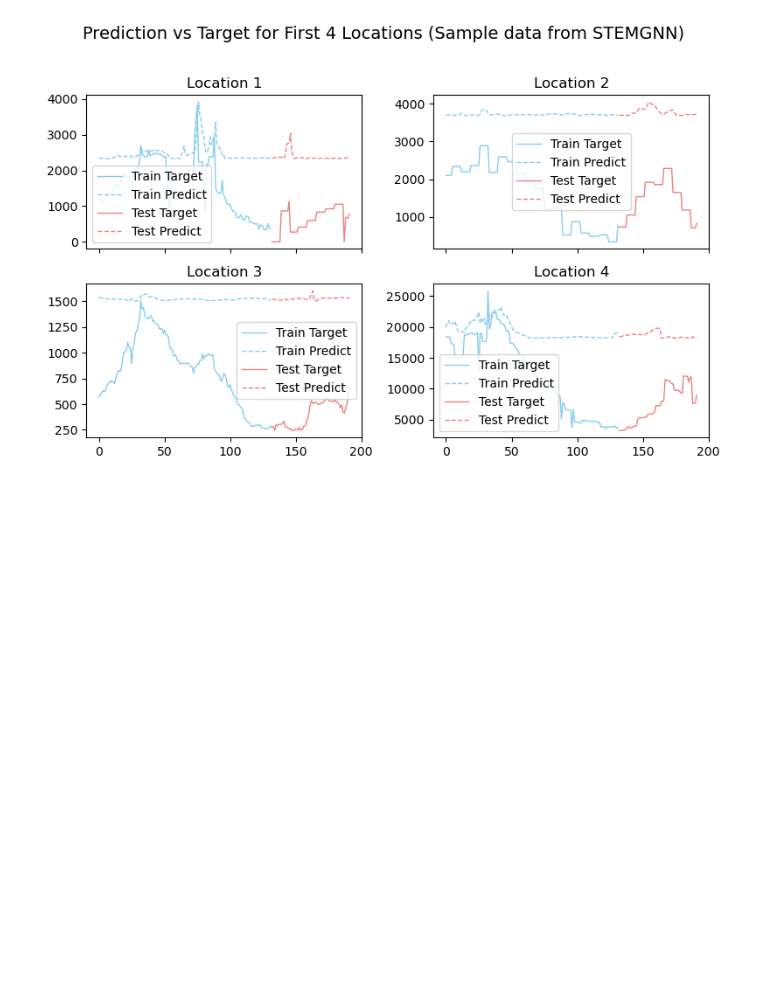
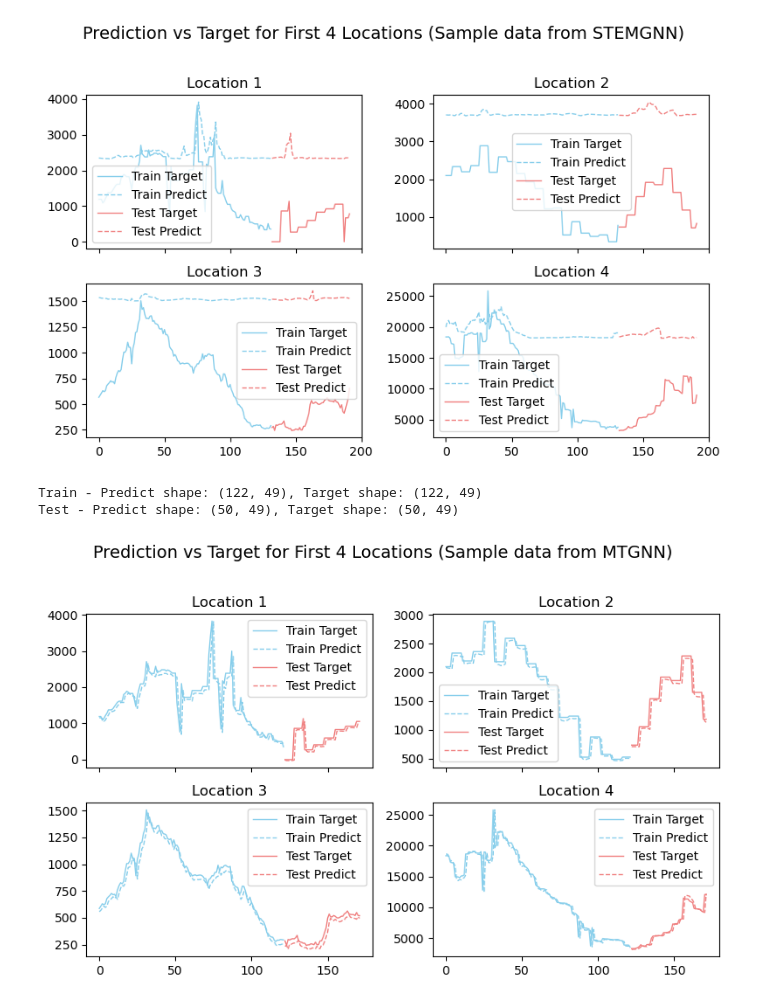
Before and after one commit to roomtempfusion/STAT-461-Group-Project, a Jupyter notebook: evaluation/evaluation.ipynb, the cells around one changed output. Drawn from its saved outputs; the diff is of its cells as text; code cells hidden in the pictures; blank space fills up the shorter version.

```diff
--- a/evaluation/evaluation.ipynb
+++ b/evaluation/evaluation.ipynb
@@ -25,12 +86,12 @@ import pandas as pd
 import matplotlib.pyplot as plt
 
 # Load train data
-predict_train = np.loadtxt('../../StemGNN/output/confirmed_state/train/predict.csv', delimiter=',')
-target_train = np.loadtxt('../../StemGNN/output/confirmed_state/train/target.csv', delimiter=',')
+predict_train = np.loadtxt('../../baselines_imputation/StemGNN/output/confirmed_state/train/predict.csv', delimiter=',')
+target_train = np.loadtxt('../../baselines_imputation/StemGNN/output/confirmed_state/train/target.csv', delimiter=',')
 
 # Load test data
-predict_test = np.loadtxt('../../StemGNN/output/confirmed_state/test/predict.csv', delimiter=',')
-target_test = np.loadtxt('../../StemGNN/output/confirmed_state/test/target.csv', delimiter=',')
+predict_test = np.loadtxt('../../baselines_imputation/StemGNN/output/confirmed_state/test/predict.csv', delimiter=',')
+target_test = np.loadtxt('../../baselines_imputation/StemGNN/output/confirmed_state/test/target.csv', delimiter=',')
 
 print(f"Train - Predict shape: {predict_train.shape}, Target shape: {target_train.shape}")
 print(f"Test - Predict shape: {predict_test.shape}, Target shape: {target_test.shape}")
@@ -66,3 +127,50 @@ plt.show()
 Train - Predict shape: (132, 49), Target shape: (132, 49)
 Test - Predict shape: (60, 49), Target shape: (60, 49)
 [figure]
+# %%
+import numpy as np
+import pandas as pd
+import matplotlib.pyplot as plt
+
+# Load train data
+predict_train = np.loadtxt('../../baselines_imputation/MTGNN//predictions/val_first_step_predictions.csv', delimiter=',')
+target_train = np.loadtxt('../../baselines_imputation/MTGNN//predictions/val_ground_truth.csv', delimiter=',')
+
+# Load test data
+predict_test = np.loadtxt('../../baselines_imputation/MTGNN//predictions/test_first_step_predictions.csv', delimiter=',')
+target_test = np.loadtxt('../../baselines_imputation/MTGNN//predictions/test_ground_truth.csv', delimiter=',')
+
+print(f"Train - Predict shape: {predict_train.shape}, Target shape: {target_train.shape}")
+print(f"Test - Predict shape: {predict_test.shape}, Target shape: {target_test.shape}")
+
+# Plot for first 8 locations, train followed by test with different colors
+n_loc = min(4, predict_train.shape[1])
+cols = 2
+rows = int(np.ceil(n_loc / cols))
+
+fig, axes = plt.subplots(rows, cols, figsize=(4*cols, 2.5*rows), sharex=True)
+axes = axes.ravel()
+
+for i in range(n_loc):
+    ax = axes[i]
+    # Plot train data with softer blue
+    ax.plot(range(len(target_train)), target_train[:, i], label='Train Target', linewidth=1, color='skyblue')
+    ax.plot(range(len(predict_train)), predict_train[:, i], label='Train Predict', linewidth=1, linestyle='--', color='skyblue')
+    # Plot test data with softer red
+    start_test = len(target_train)
+    ax.plot(range(start_test, start_test + len(target_test)), target_test[:, i], label='Test Target', linewidth=1, color='lightcoral')
+    ax.plot(range(start_test, start_test + len(predict_test)), predict_test[:, i], label='Test Predict', linewidth=1, linestyle='--', color='lightcoral')
+    ax.set_title(f'Location {i+1}')
+    ax.legend()
+
+# Hide extra subplots
+for j in range(i + 1, len(axes)):
+    axes[j].axis('off')
+
+fig.suptitle('Prediction vs Target for First 4 Locations (Sample data from MTGNN)', y=1.02, fontsize=14)
+plt.tight_layout()
+plt.show()
+# %% [output]
+Train - Predict shape: (122, 49), Target shape: (122, 49)
+Test - Predict shape: (50, 49), Target shape: (50, 49)
+[figure, added]
```
Also changed, not shown: parts of 1 cell of this notebook.
